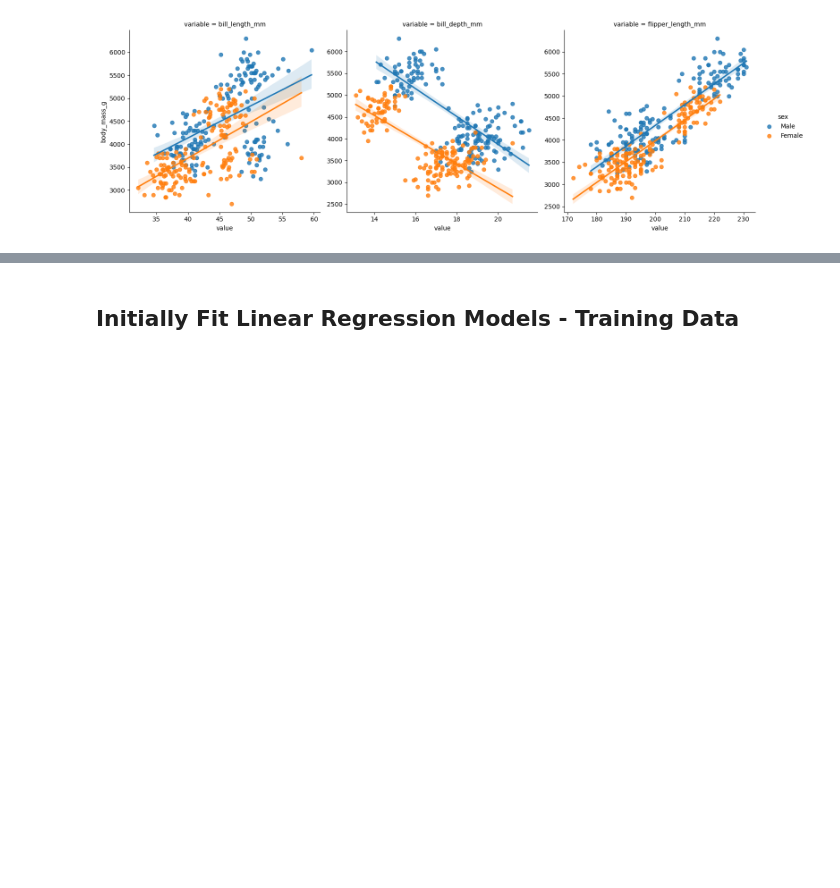
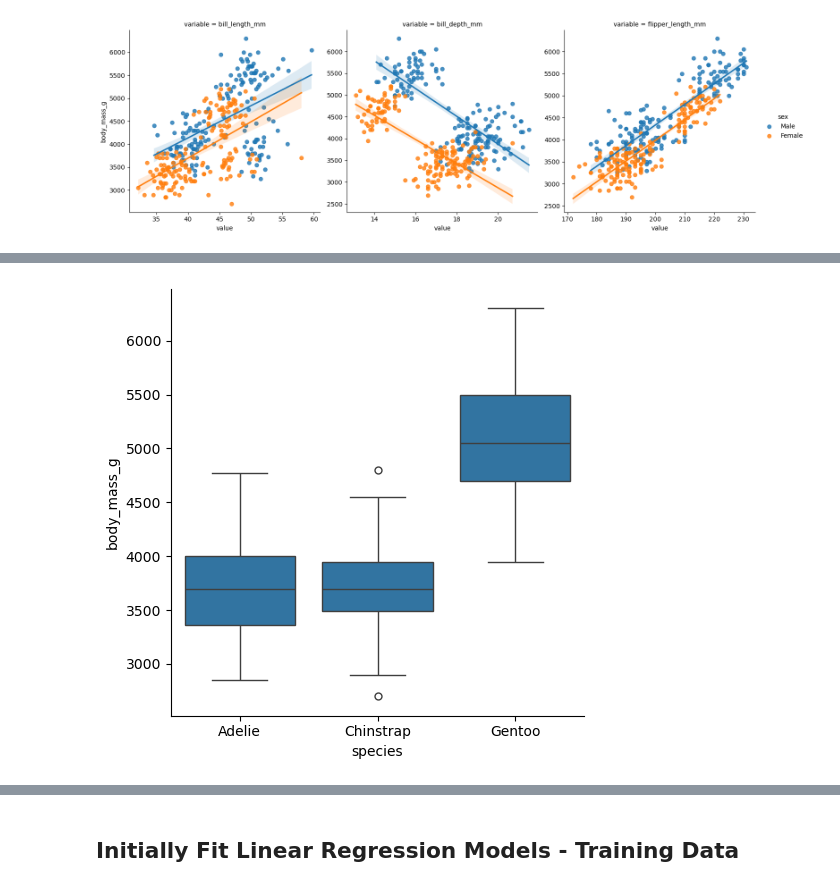
Before and after one commit to mytechnotalent/Reverse-Engineering-Data, a Jupyter notebook: 13-LR.ipynb, the cells around one changed output, grey strips where cells are left out. Saved outputs shown, nothing was run; the diff lists cells and outputs as text; code cells hidden in the pictures; blank space fills up the shorter version.

```diff
--- a/13-LR.ipynb
+++ b/13-LR.ipynb
@@ -107,0 +112,8 @@ plt.show()
+# %%
+sns.catplot(data=df,
+            x='species',
+            y='body_mass_g',
+            kind='box')
+plt.show()
+# %% [output]
+[figure, added]
```
Also changed, not shown: parts of 21 cells of this notebook.
